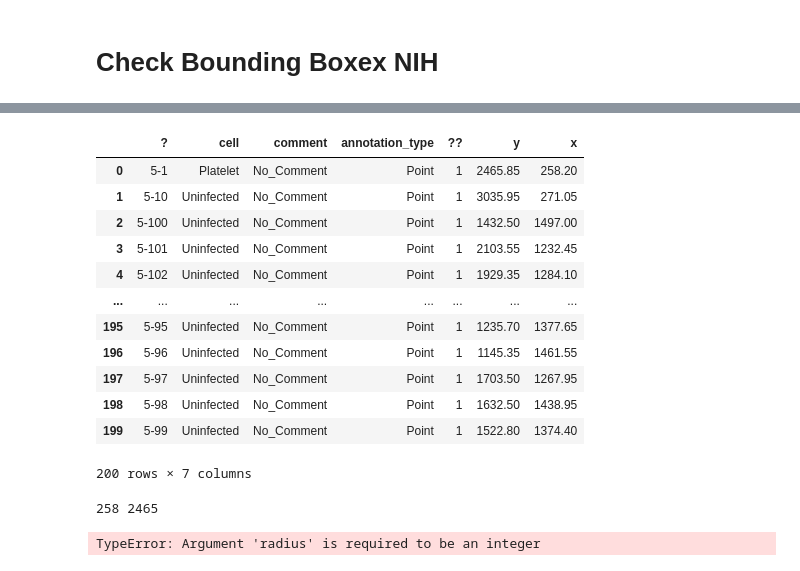
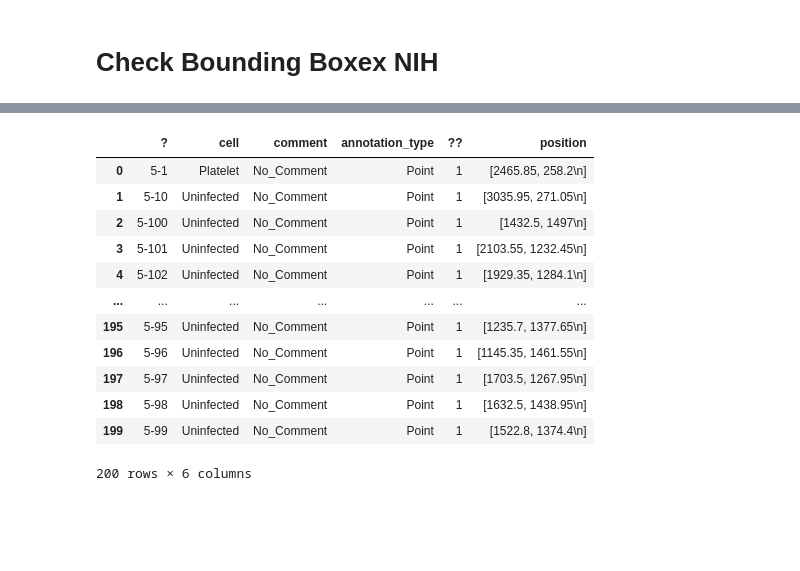
Before and after one commit to danielbarco/malatec, a Jupyter notebook: Notebooks/NIH_labels.ipynb, the cells around one changed output, grey strips where cells are left out. Saved outputs shown, nothing was run; the diff lists cells and outputs as text; code cells hidden in the pictures; blank space fills up the shorter version.

```diff
--- a/Notebooks/NIH_labels.ipynb
+++ b/Notebooks/NIH_labels.ipynb
@@ -40,28 +54,31 @@ plt.imshow(img)
+# %%
+# Loop the data lines
+with open(gt_path, 'r') as temp_f:
+    # Read the lines
+    lines = temp_f.readlines()
+
+    for l in lines[1:]:
+        # Count the column count for the current line
+        columns = l.split(data_file_delimiter)
+        list_locations = []
+        for locations in columns[5:]:
+            list_locations.append(locations)
+        df = df.append( {'?': columns[0], 'cell': columns[1], 'comment': columns[2], 'annotation_type': columns[3],'??': columns[4], 'position': list_locations}, ignore_index = True)
+df
+# %% [output]
+|  | ? | cell | comment | annotation_type | ?? | position |
+| 0 | 5-1 | Platelet | No_Comment | Point | 1 | [2465.85, 258.2\n] |
+| 1 | 5-10 | Uninfected | No_Comment | Point | 1 | [3035.95, 271.05\n] |
+| 2 | 5-100 | Uninfected | No_Comment | Point | 1 | [1432.5, 1497\n] |
+| 3 | 5-101 | Uninfected | No_Comment | Point | 1 | [2103.55, 1232.45\n] |
+| 4 | 5-102 | Uninfected | No_Comment | Point | 1 | [1929.35, 1284.1\n] |
+| ... | ... | ... | ... | ... | ... | ... |
+| 195 | 5-95 | Uninfected | No_Comment | Point | 1 | [1235.7, 1377.65\n] |
+| 196 | 5-96 | Uninfected | No_Comment | Point | 1 | [1145.35, 1461.55\n] |
+| 197 | 5-97 | Uninfected | No_Comment | Point | 1 | [1703.5, 1267.95\n] |
+| 198 | 5-98 | Uninfected | No_Comment | Point | 1 | [1632.5, 1438.95\n] |
+| 199 | 5-99 | Uninfected | No_Comment | Point | 1 | [1522.8, 1374.4\n] |
+200 rows × 6 columns
 # %%
-df = pd.read_csv(gt_path, sep = ',', header = 0, names= [ '?','cell', 'comment', 'annotation_type','??', 'y', 'x'])
-df
+# df = pd.read_csv(gt_path, sep = ',', header = 0, names= [ '?','cell', 'comment', 'annotation_type','??', 'y', 'x'])
+# df
-# %% [output]
-|  | ? | cell | comment | annotation_type | ?? | y | x |
-| 0 | 5-1 | Platelet | No_Comment | Point | 1 | 2465.85 | 258.20 |
-| 1 | 5-10 | Uninfected | No_Comment | Point | 1 | 3035.95 | 271.05 |
-| 2 | 5-100 | Uninfected | No_Comment | Point | 1 | 1432.50 | 1497.00 |
-| 3 | 5-101 | Uninfected | No_Comment | Point | 1 | 2103.55 | 1232.45 |
-| 4 | 5-102 | Uninfected | No_Comment | Point | 1 | 1929.35 | 1284.10 |
-| ... | ... | ... | ... | ... | ... | ... | ... |
-| 195 | 5-95 | Uninfected | No_Comment | Point | 1 | 1235.70 | 1377.65 |
-| 196 | 5-96 | Uninfected | No_Comment | Point | 1 | 1145.35 | 1461.55 |
-| 197 | 5-97 | Uninfected | No_Comment | Point | 1 | 1703.50 | 1267.95 |
-| 198 | 5-98 | Uninfected | No_Comment | Point | 1 | 1632.50 | 1438.95 |
-| 199 | 5-99 | Uninfected | No_Comment | Point | 1 | 1522.80 | 1374.40 |
-200 rows × 7 columns
-# %%
-def draw_points(img, x, y):
-    print(int(x), int(y))
-    cv2.circle(img, (int(x), int(y)), 1, (0,255,0), 3)
-    plt.imshow(img)
-
-df.apply(lambda row: draw_points(img, row['x'], row['y']), axis = 1)
-plt.imshow(img)
-# %% [output]
-258 2465
-TypeError: Argument 'radius' is required to be an integer
```
Also changed, not shown: parts of 6 cells of this notebook.
